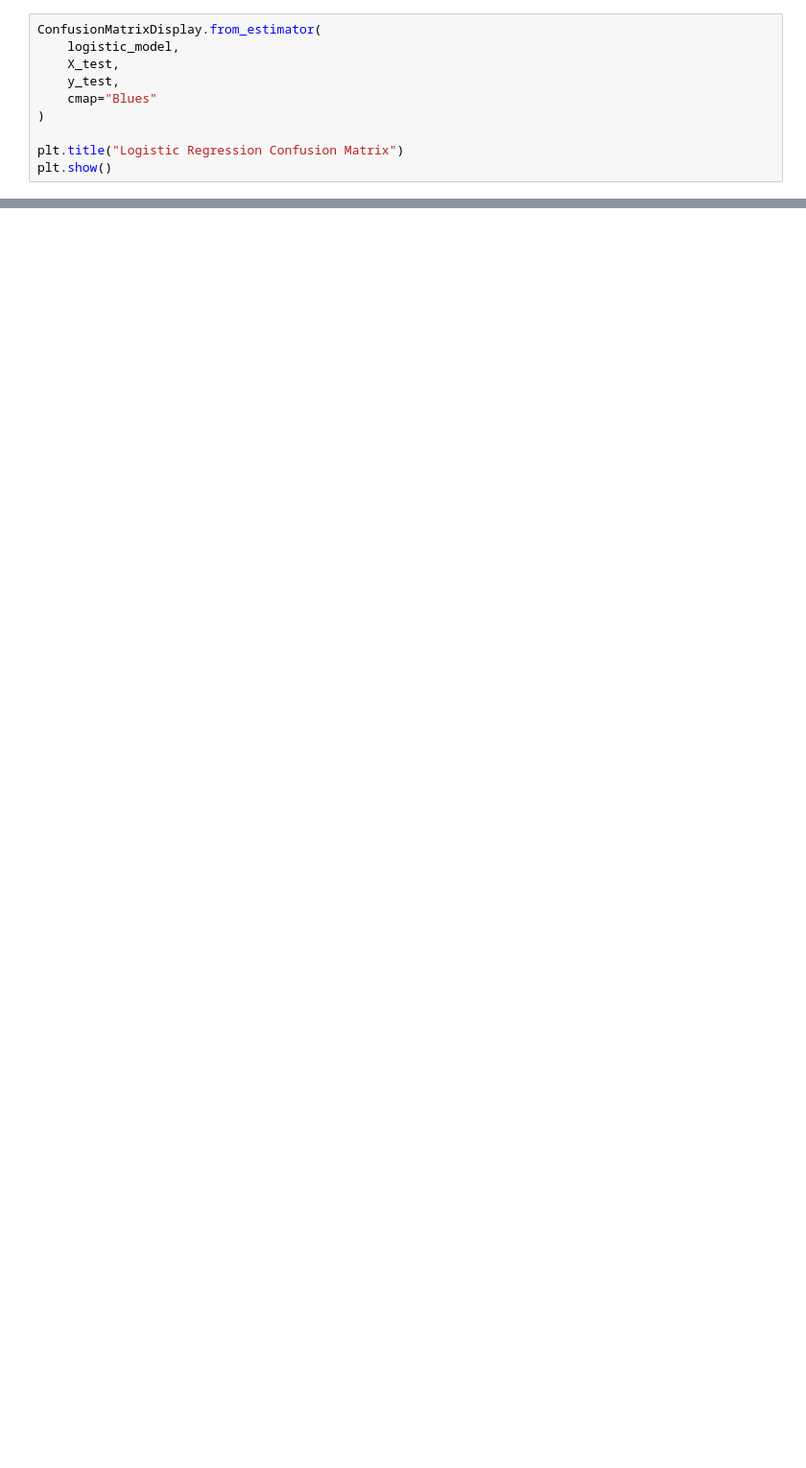
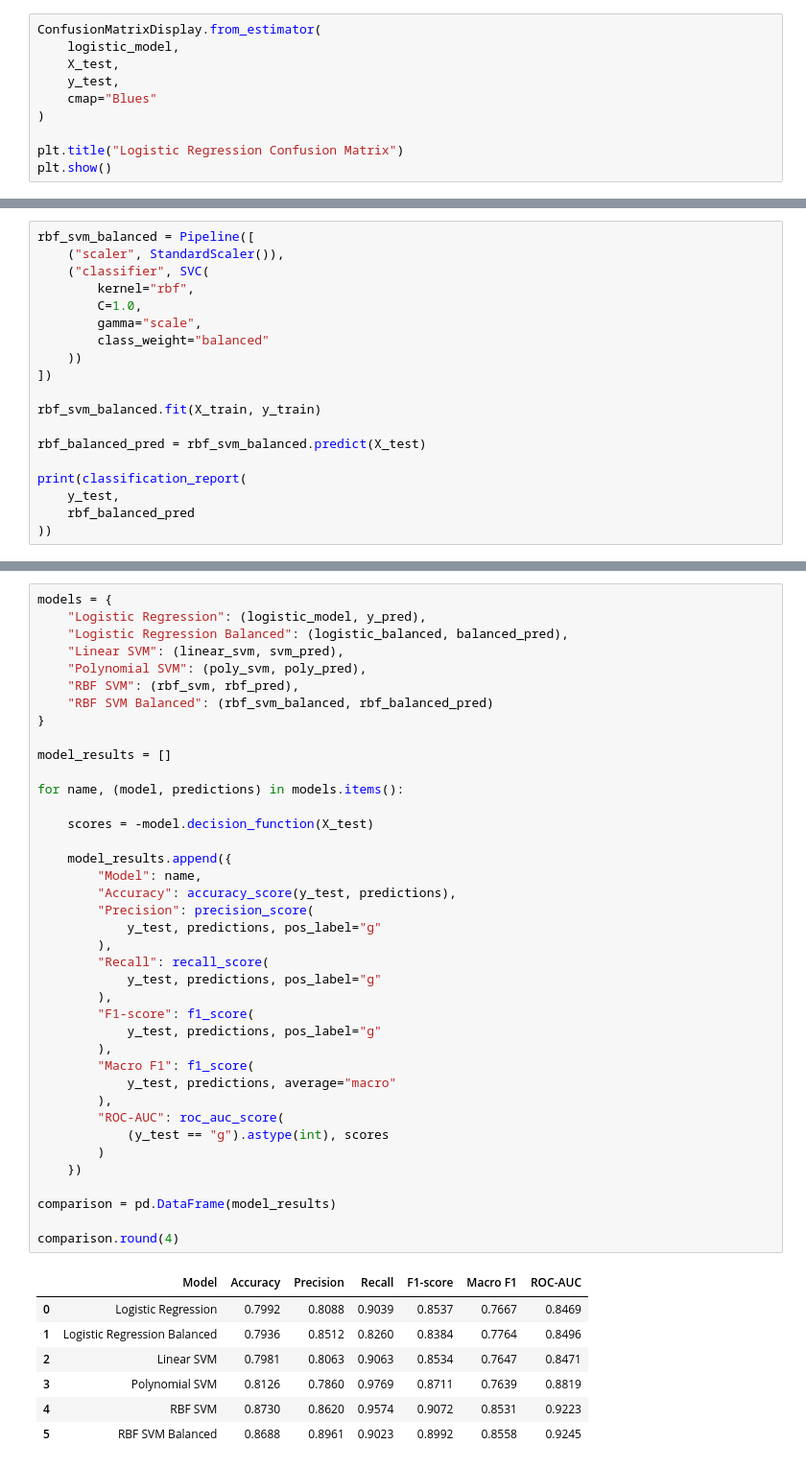
Before and after one commit to Zamaughan/cs5830_project7, a Jupyter notebook: saxton.ipynb, the cells around one changed output, grey strips where cells are left out. Shown at 96% size. Cells and saved outputs as stored; diff of their text form; blank space fills up the shorter version.

```diff
--- a/saxton.ipynb
+++ b/saxton.ipynb
@@ -256,0 +635,19 @@ plt.show()
+# %%
+rbf_svm_balanced = Pipeline([
+    ("scaler", StandardScaler()),
+    ("classifier", SVC(
+        kernel="rbf",
+        C=1.0,
+        gamma="scale",
+        class_weight="balanced"
+    ))
+])
+
+rbf_svm_balanced.fit(X_train, y_train)
+
+rbf_balanced_pred = rbf_svm_balanced.predict(X_test)
+
+print(classification_report(
+    y_test,
+    rbf_balanced_pred
+))
@@ -256,0 +669,47 @@ plt.show()
+# %%
+models = {
+    "Logistic Regression": (logistic_model, y_pred),
+    "Logistic Regression Balanced": (logistic_balanced, balanced_pred),
+    "Linear SVM": (linear_svm, svm_pred),
+    "Polynomial SVM": (poly_svm, poly_pred),
+    "RBF SVM": (rbf_svm, rbf_pred),
+    "RBF SVM Balanced": (rbf_svm_balanced, rbf_balanced_pred)
+}
+
+model_results = []
+
+for name, (model, predictions) in models.items():
+
+    scores = -model.decision_function(X_test)
+
+    model_results.append({
+        "Model": name,
+        "Accuracy": accuracy_score(y_test, predictions),
+        "Precision": precision_score(
+            y_test, predictions, pos_label="g"
+        ),
+        "Recall": recall_score(
+            y_test, predictions, pos_label="g"
+        ),
+        "F1-score": f1_score(
+            y_test, predictions, pos_label="g"
+        ),
+        "Macro F1": f1_score(
+            y_test, predictions, average="macro"
+        ),
+        "ROC-AUC": roc_auc_score(
+            (y_test == "g").astype(int), scores
+        )
+    })
+
+comparison = pd.DataFrame(model_results)
+
+comparison.round(4)
+# %% [output]
+|  | Model | Accuracy | Precision | Recall | F1-score | Macro F1 | ROC-AUC |
+| 0 | Logistic Regression | 0.7992 | 0.8088 | 0.9039 | 0.8537 | 0.7667 | 0.8469 |
+| 1 | Logistic Regression Balanced | 0.7936 | 0.8512 | 0.8260 | 0.8384 | 0.7764 | 0.8496 |
+| 2 | Linear SVM | 0.7981 | 0.8063 | 0.9063 | 0.8534 | 0.7647 | 0.8471 |
+| 3 | Polynomial SVM | 0.8126 | 0.7860 | 0.9769 | 0.8711 | 0.7639 | 0.8819 |
+| 4 | RBF SVM | 0.8730 | 0.8620 | 0.9574 | 0.9072 | 0.8531 | 0.9223 |
+| 5 | RBF SVM Balanced | 0.8688 | 0.8961 | 0.9023 | 0.8992 | 0.8558 | 0.9245 |
```
Also changed, not shown: parts of 25 cells of this notebook.
